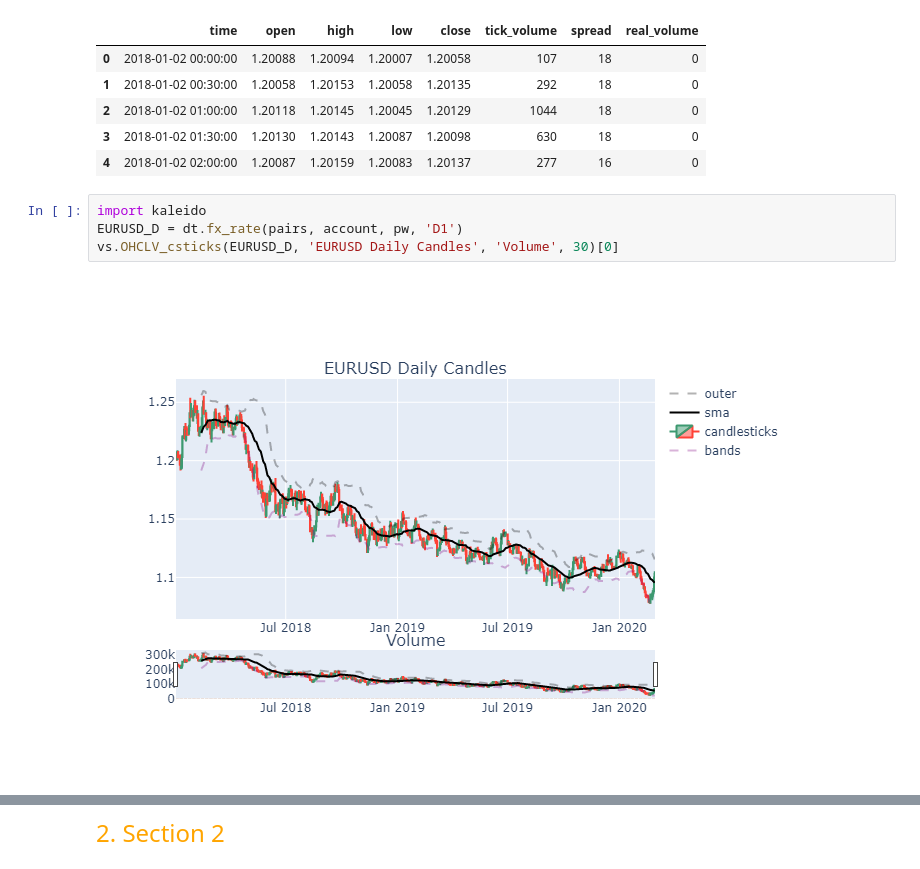
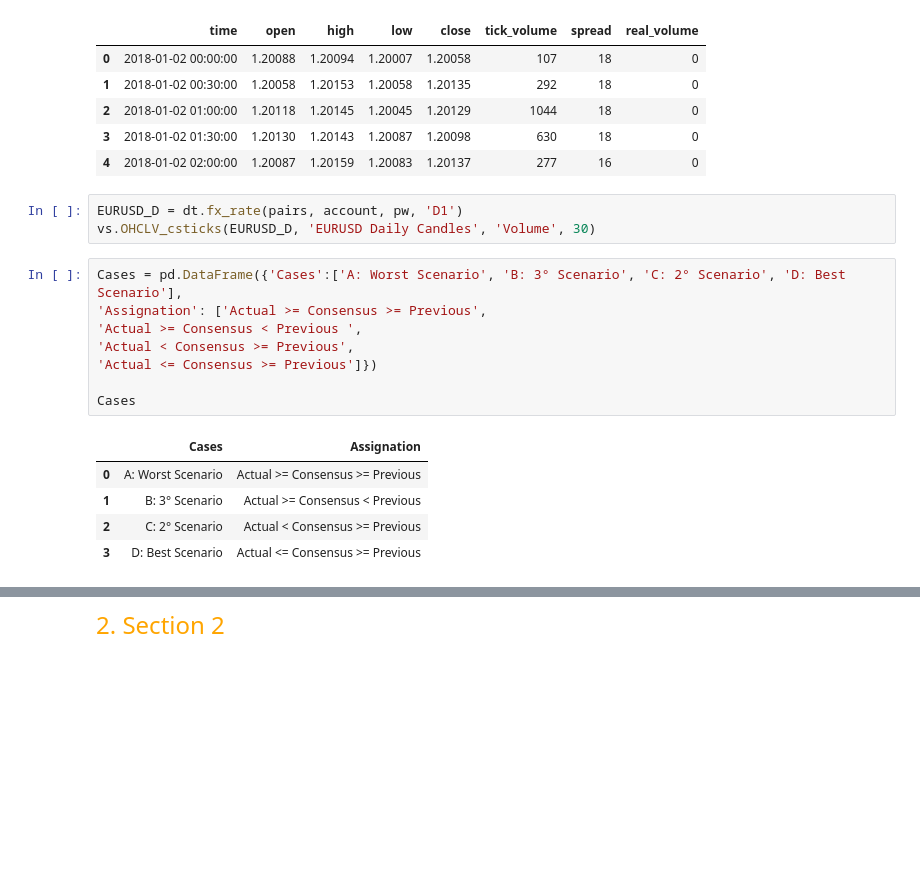
Before and after one commit to EstebanMqz/Initial_Jobless_Claims_Reports_on_EURUSD, a Jupyter notebook: notebook.ipynb, the cells around one changed output, grey strips where cells are left out. Drawn from its saved outputs; the diff is of its cells as text; blank space fills up the shorter version.

```diff
--- a/notebook.ipynb
+++ b/notebook.ipynb
@@ -299,8 +281,19 @@ EURUSD.head()
 | 3 | 2018-01-02 01:30:00 | 1.20130 | 1.20143 | 1.20087 | 1.20098 | 630 | 18 | 0 |
 | 4 | 2018-01-02 02:00:00 | 1.20087 | 1.20159 | 1.20083 | 1.20137 | 277 | 16 | 0 |
 # %%
-import kaleido
 EURUSD_D = dt.fx_rate(pairs, account, pw, 'D1')
-vs.OHCLV_csticks(EURUSD_D, 'EURUSD Daily Candles', 'Volume', 30)[0]
+vs.OHCLV_csticks(EURUSD_D, 'EURUSD Daily Candles', 'Volume', 30)
-# %% [output]
-[figure, removed]
+# %%
+Cases = pd.DataFrame({'Cases':['A: Worst Scenario', 'B: 3° Scenario', 'C: 2° Scenario', 'D: Best Scenario'],
+'Assignation': ['Actual >= Consensus >= Previous',
+'Actual >= Consensus < Previous ',
+'Actual < Consensus >= Previous',
+'Actual <= Consensus >= Previous']})
+
+Cases
+# %% [output]
+|  | Cases | Assignation |
+| 0 | A: Worst Scenario | Actual >= Consensus >= Previous |
+| 1 | B: 3° Scenario | Actual >= Consensus < Previous |
+| 2 | C: 2° Scenario | Actual < Consensus >= Previous |
+| 3 | D: Best Scenario | Actual <= Consensus >= Previous |
```
Also changed, not shown: parts of 9 cells of this notebook, 2 other files.
